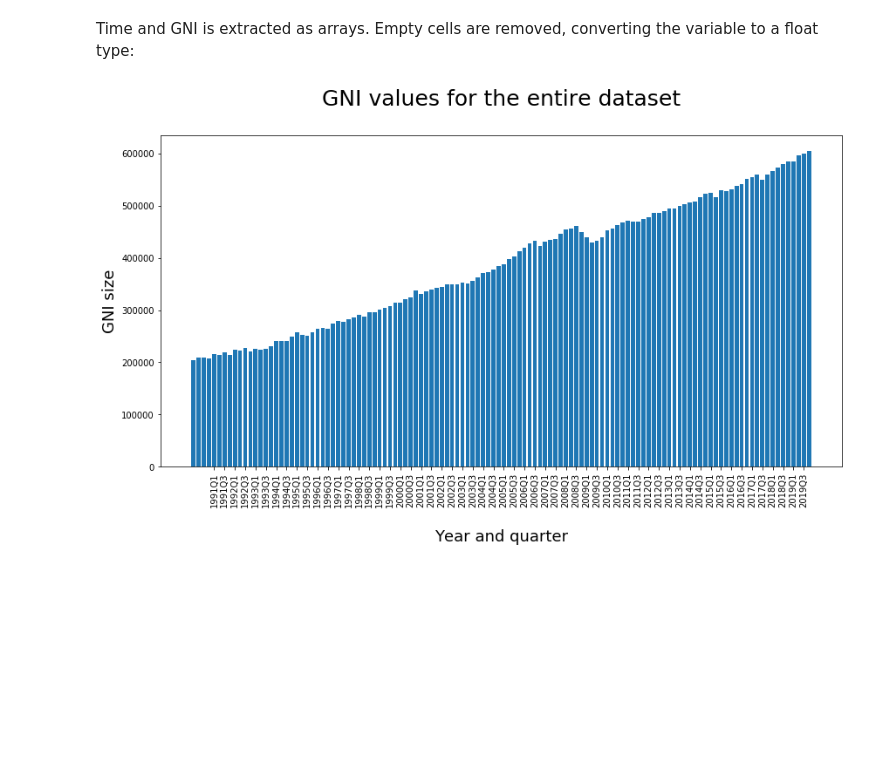
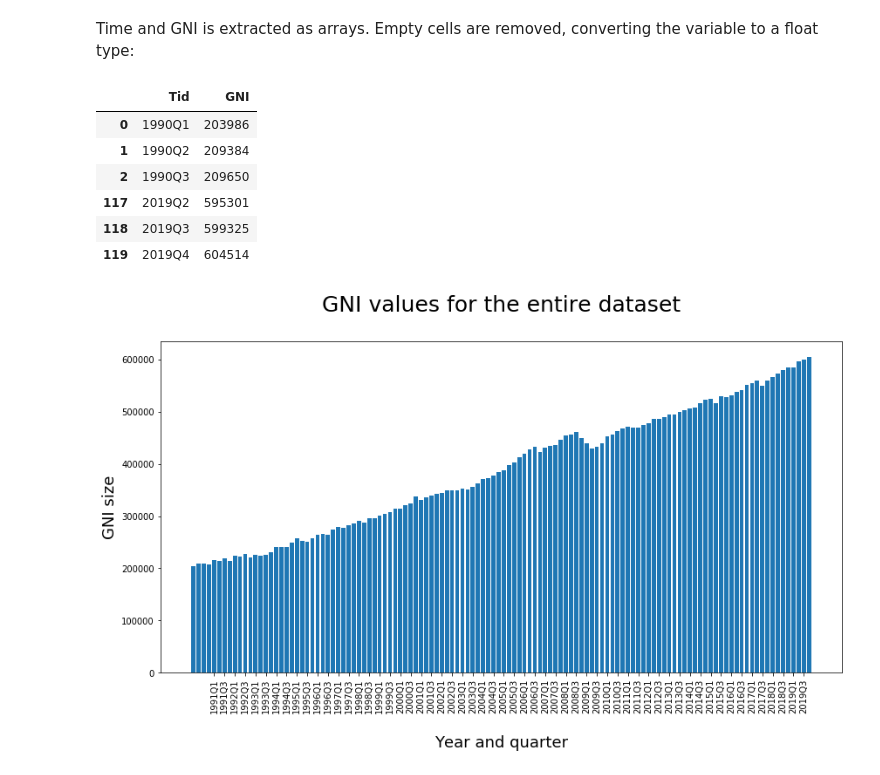
Before and after one commit to NumEconCopenhagen/projects-2020-zjr-hrv, a Jupyter notebook: dataproject/dataproject.ipynb, the cells around one changed output. Cells and saved outputs as stored; diff of their text form; code cells hidden in the pictures; blank space fills up the shorter version.

```diff
--- a/dataproject/dataproject.ipynb
+++ b/dataproject/dataproject.ipynb
@@ -51,9 +60,18 @@ df1.dropna(inplace=True)
 # %% [markdown]
 Time and GNI is extracted as arrays. Empty cells are removed, converting the variable to a float type:
 # %%
-#Replacing empty cells with NA and drop rows of NA
+#Checking for empty cells, removing if empty cells
 df1['GNI'].replace('..',np.nan, inplace=True)
 df1.dropna(inplace=True)
+pd.concat([df1.head(3), df1.tail(3)])
+# %% [output]
+|  | Tid | GNI |
+| 0 | 1990Q1 | 203986 |
+| 1 | 1990Q2 | 209384 |
+| 2 | 1990Q3 | 209650 |
+| 117 | 2019Q2 | 595301 |
+| 118 | 2019Q3 | 599325 |
+| 119 | 2019Q4 | 604514 |
 # %%
 #Barplot of GNI over time
 plt.figure(figsize=(14,7))
```
Also changed, not shown: parts of 1 cell of this notebook.
